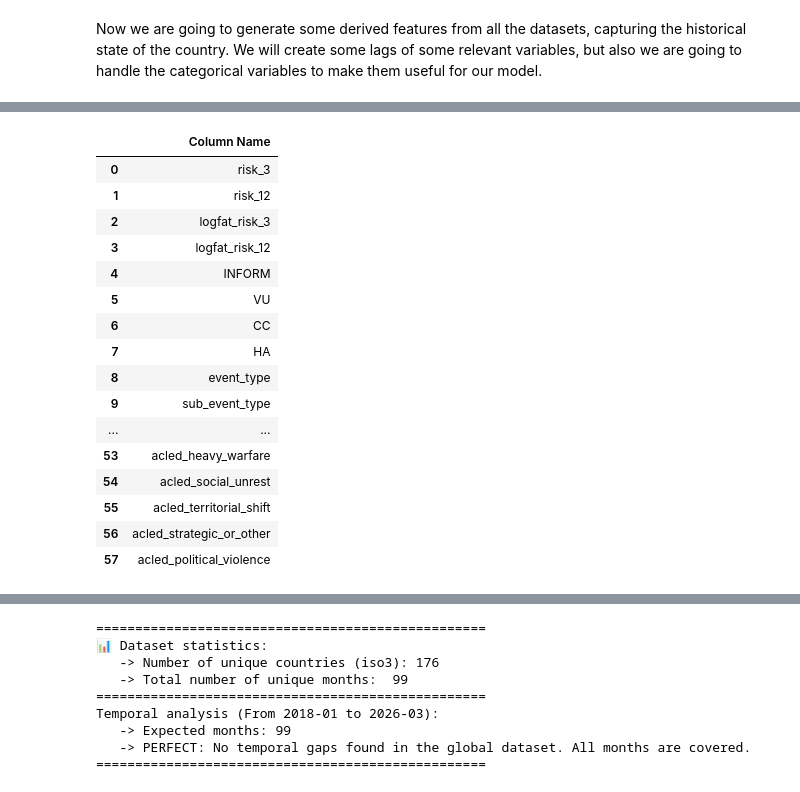
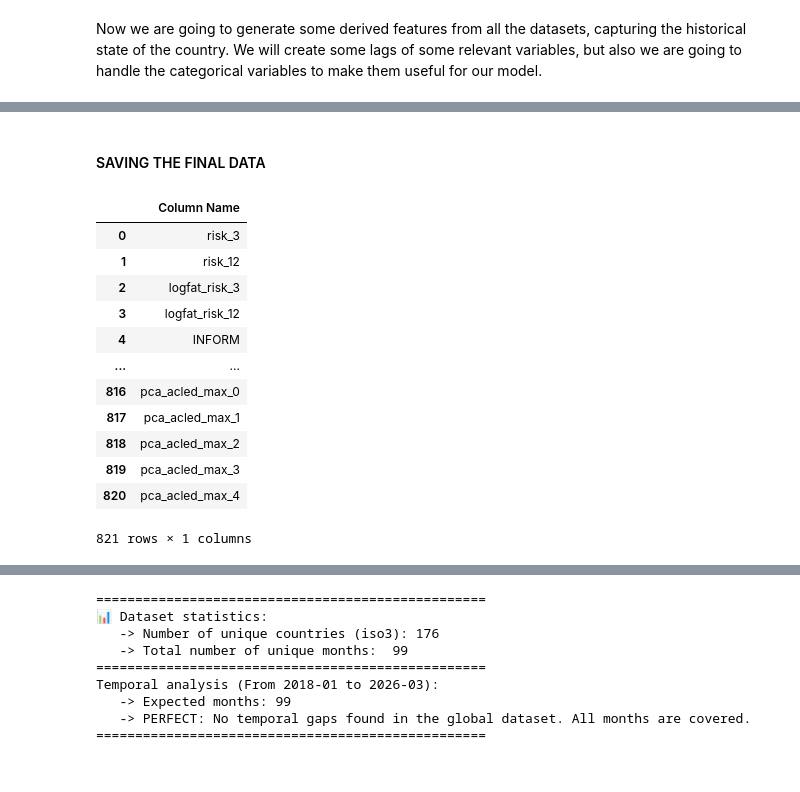
Before and after one commit to gallagelpi/Master_thesis, a Jupyter notebook: pipeline/feature_engineering.ipynb, the cells around one changed output, grey strips where cells are left out. Drawn from its saved outputs; the diff is of its cells as text; code cells hidden in the pictures.

```diff
--- a/pipeline/feature_engineering.ipynb
+++ b/pipeline/feature_engineering.ipynb
@@ -623,0 +672,25 @@ display(pd.DataFrame(df.columns, columns=['Column Name']))
+# %%
+from sklearn.decomposition import PCA
+
+# Identifiquem les columnes de cada tipus
+cols_mean = [c for c in df_final.columns if c.startswith('emb_acled_mean_')]
+cols_max = [c for c in df_final.columns if c.startswith('emb_acled_max_')]
+
+# PCA per a la Mitjana (per exemple, 30 components)
+pca_mean = PCA(n_components=5)
+res_mean = pca_mean.fit_transform(df_final[cols_mean])
+
+# PCA per al Màxim (altres 30 components)
+pca_max = PCA(n_components=5)
+res_max = pca_max.fit_transform(df_final[cols_max])
+# %%
+# Creem els noms de les columnes per saber què és cada cosa
+cols_pca_mean = [f'pca_acled_mean_{i}' for i in range(5)]
+cols_pca_max = [f'pca_acled_max_{i}' for i in range(5)]
+
+# Construïm el DataFrame de resultats
+df_pca = pd.DataFrame(
+    np.hstack([res_mean, res_max]),
+    index=df_final.index,
+    columns=cols_pca_mean + cols_pca_max
+)
@@ -624,23 +707,22 @@ display(pd.DataFrame(df.columns, columns=['Column Name']))
+# %%
+df_final = pd.concat([df_final, df_pca], axis=1)
+# %% [markdown]
+#### SAVING THE FINAL DATA
 # %%
-df.columns = df.columns.str.replace(" ", "_")
+df_final.columns = df_final.columns.str.replace(" ", "_")
 # %%
-# Muestra las columnas en una tabla vertical interactiva
-display(pd.DataFrame(df.columns, columns=['Column Name']))
+display(pd.DataFrame(df_final.columns, columns=['Column Name']))
 # %% [output]
 |  | Column Name |
 | 0 | risk_3 |
 | 1 | risk_12 |
 | 2 | logfat_risk_3 |
 | 3 | logfat_risk_12 |
 | 4 | INFORM |
-| 5 | VU |
-| 6 | CC |
-| 7 | HA |
-| 8 | event_type |
-| 9 | sub_event_type |
 | ... | ... |
-| 53 | acled_heavy_warfare |
-| 54 | acled_social_unrest |
-| 55 | acled_territorial_shift |
-| 56 | acled_strategic_or_other |
-| 57 | acled_political_violence |
+| 816 | pca_acled_max_0 |
+| 817 | pca_acled_max_1 |
+| 818 | pca_acled_max_2 |
+| 819 | pca_acled_max_3 |
+| 820 | pca_acled_max_4 |
+821 rows × 1 columns
```
Also changed, not shown: parts of 44 cells of this notebook, 6 other files.
